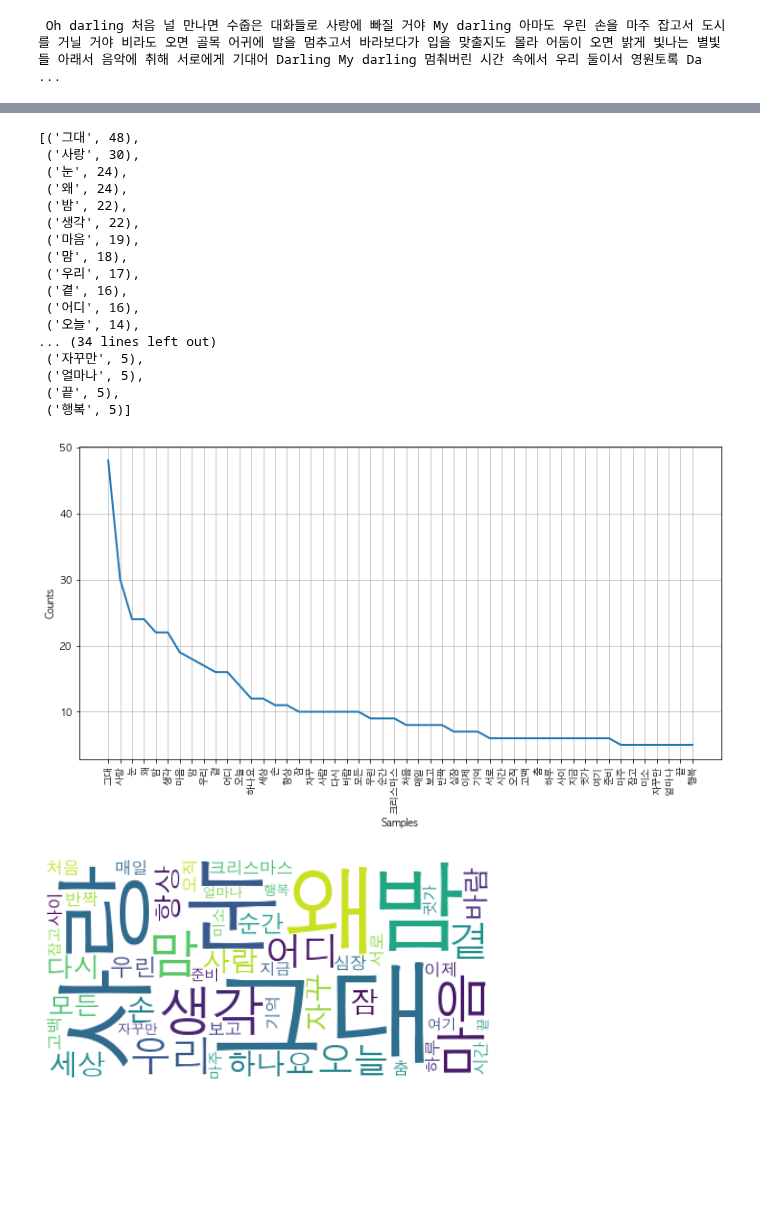
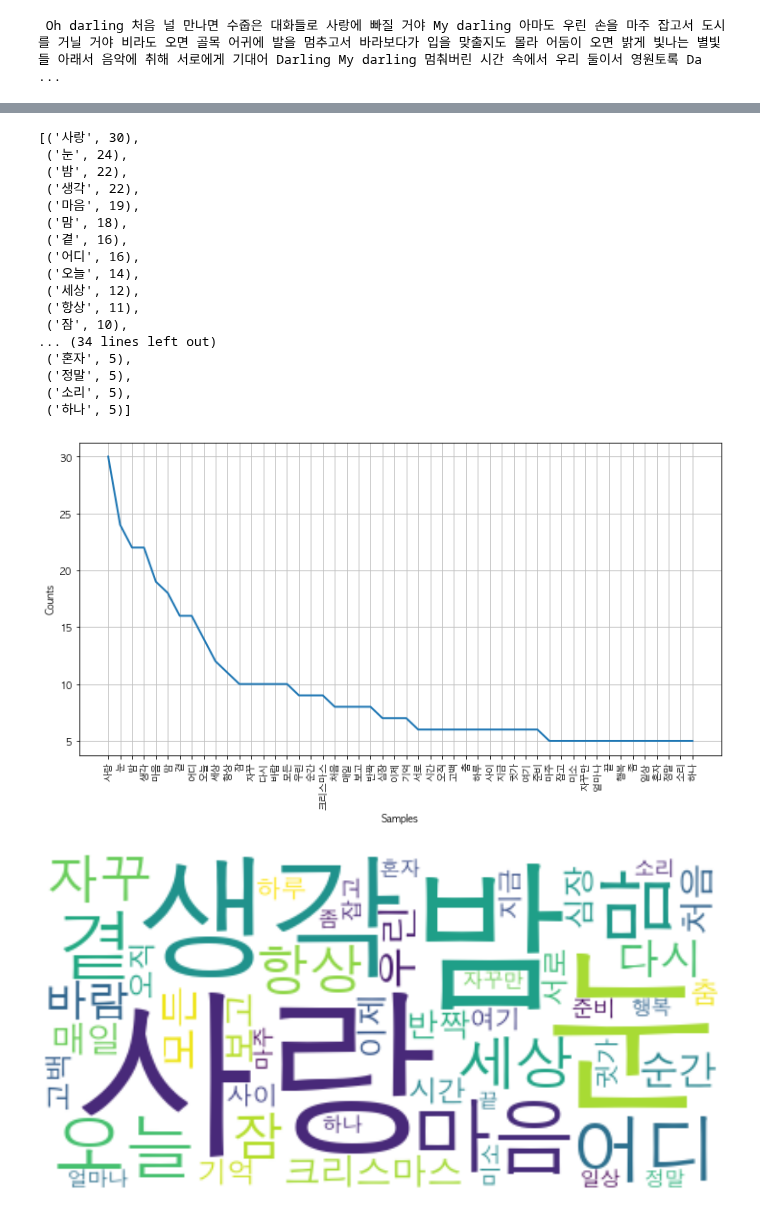
Before and after one commit to python-project-3Joe/python, a Jupyter notebook: Note/워드클라우드/기쁨 워드클라우드.ipynb, the cells around one changed output, grey strips where cells are left out. Drawn from its saved outputs; the diff is of its cells as text; code cells hidden in the pictures; blank space fills up the shorter version.

```diff
--- a/Note/워드클라우드/기쁨 워드클라우드.ipynb
+++ b/Note/워드클라우드/기쁨 워드클라우드.ipynb
@@ -95,7 +82,11 @@ token_happy50.vocab().most_common(50)
 # 불용어 추가
 # 실행해보면서 추가하면서 바꿔야함.
 stop_words20 = ['널','말','이','수','나','때','걸','해','것','속','더','두','게','난난','그','못','아무','일','네','알'
-                '니','나나','곳','안','번','볼','젠','난','날','알','니','또','글자','중','감','다른','너','내','줄']
+                '니','나나','곳','안','번','볼','젠','난','날','알','니','또','글자','중','감','다른','너','내','줄',
+                "건","워","길","넌","불","온","적","발","거","만","돌","척","남","요","위","전","이건","외치","롤","테","뭐",
+                "나로","녹","로","굽","픈","다한","워오채","뿐","타","즘","저","지고","곱","은","기만","굴","매","리지",
+                "그대","옆","우리","왜","당신","모두","사람","손","하나요"
+]
 token_happy50 = [each_word for each_word in token_happy if each_word not in stop_words20]
 # %%
 # 후회테마 20곡의 상위 50개 단어 확인
@@ -103,30 +94,30 @@ token_happy50 = [each_word for each_word in token_happy if each_word not in stop
 token_happy50 = nltk.Text(token_happy50)
 token_happy50.vocab().most_common(50)
 # %% [output]
-[('그대', 48),
- ('사랑', 30),
+[('사랑', 30),
  ('눈', 24),
- ('왜', 24),
  ('밤', 22),
  ('생각', 22),
  ('마음', 19),
  ('맘', 18),
- ('우리', 17),
  ('곁', 16),
  ('어디', 16),
  ('오늘', 14),
+ ('세상', 12),
+ ('항상', 11),
+ ('잠', 10),
 ... (34 lines left out)
- ('자꾸만', 5),
- ('얼마나', 5),
- ('끝', 5),
- ('행복', 5)]
+ ('혼자', 5),
+ ('정말', 5),
+ ('소리', 5),
+ ('하나', 5)]
 # %%
 # 상위 50개의 빈도수 차트 만들기
 plt.figure(figsize=(12,6))
 token_happy50.plot(50)
 plt.show()
 # %% [output]
-[figure, old version]
+[figure, new version]
 # %%
 # 상위 50개만 wordcloud로 그리기
 # 구한데이터로 그리기
@@ -141,9 +132,9 @@ wordcloud50 = WordCloud(
     font_path="AppleGothic" # 윈도우 => 'c:/Windows/Fonts/malgun.ttf'
 ).generate_from_frequencies(tmp_data50)
 # %%
-plt.figure(figsize=(8,8))
+plt.figure(figsize=(16,8))
 plt.imshow(wordcloud50, interpolation='bilinear')
 plt.axis('off')
 plt.show()
 # %% [output]
-[figure, old version]
+[figure, new version]
```
Also changed, not shown: parts of 6 cells of this notebook, 1 other file.
